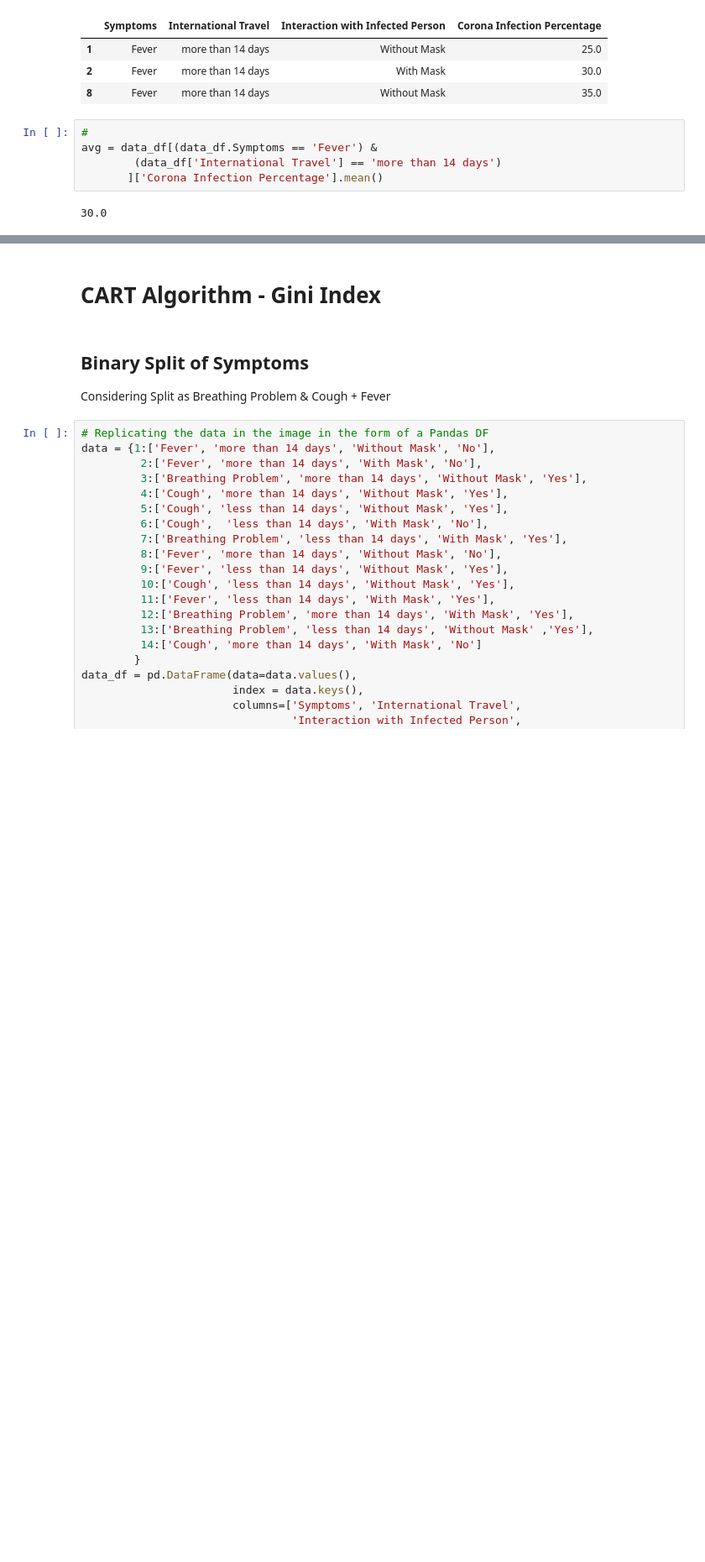
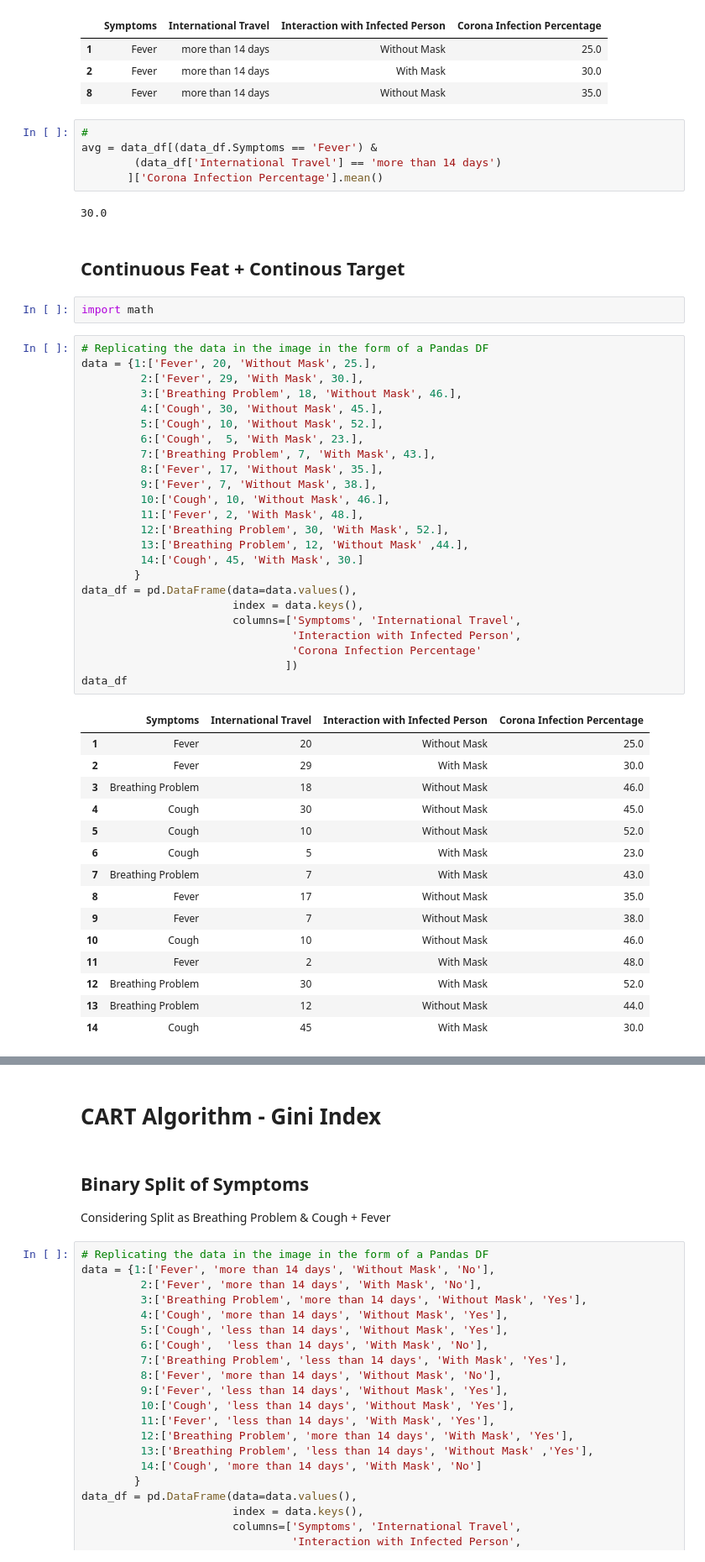
Before and after one commit to mkkadambi/machine-learning, a Jupyter notebook: Decision Trees Quizes.ipynb, the cells around one changed output, grey strips where cells are left out. Shown at 84% size. Drawn from its saved outputs; the diff is of its cells as text; blank space fills up the shorter version.

Commit message:
Added Changes for Decision Trees when Features are Continous and Targets are Continous

```diff
--- a/Decision Trees Quizes.ipynb
+++ b/Decision Trees Quizes.ipynb
@@ -793,3 +793,47 @@ avg = data_df[(data_df.Symptoms == 'Fever') &
        ]['Corona Infection Percentage'].mean()
 # %% [output]
 30.0
+# %% [markdown]
+## Continuous Feat + Continous Target
+# %%
+import math
+# %%
+# Replicating the data in the image in the form of a Pandas DF
+data = {1:['Fever', 20, 'Without Mask', 25.],
+         2:['Fever', 29, 'With Mask', 30.],
+         3:['Breathing Problem', 18, 'Without Mask', 46.],
+         4:['Cough', 30, 'Without Mask', 45.],
+         5:['Cough', 10, 'Without Mask', 52.],
+         6:['Cough',  5, 'With Mask', 23.],
+         7:['Breathing Problem', 7, 'With Mask', 43.],
+         8:['Fever', 17, 'Without Mask', 35.],
+         9:['Fever', 7, 'Without Mask', 38.],
+         10:['Cough', 10, 'Without Mask', 46.],
+         11:['Fever', 2, 'With Mask', 48.],
+         12:['Breathing Problem', 30, 'With Mask', 52.],
+         13:['Breathing Problem', 12, 'Without Mask' ,44.],
+         14:['Cough', 45, 'With Mask', 30.]
+        }
+data_df = pd.DataFrame(data=data.values(),
+                       index = data.keys(),
+                       columns=['Symptoms', 'International Travel',
+                                'Interaction with Infected Person',
+                                'Corona Infection Percentage'
+                               ])
+data_df
+# %% [output]
+|  | Symptoms | International Travel | Interaction with Infected Person | Corona Infection Percentage |
+| 1 | Fever | 20 | Without Mask | 25.0 |
+| 2 | Fever | 29 | With Mask | 30.0 |
+| 3 | Breathing Problem | 18 | Without Mask | 46.0 |
+| 4 | Cough | 30 | Without Mask | 45.0 |
+| 5 | Cough | 10 | Without Mask | 52.0 |
+| 6 | Cough | 5 | With Mask | 23.0 |
+| 7 | Breathing Problem | 7 | With Mask | 43.0 |
+| 8 | Fever | 17 | Without Mask | 35.0 |
+| 9 | Fever | 7 | Without Mask | 38.0 |
+| 10 | Cough | 10 | Without Mask | 46.0 |
+| 11 | Fever | 2 | With Mask | 48.0 |
+| 12 | Breathing Problem | 30 | With Mask | 52.0 |
+| 13 | Breathing Problem | 12 | Without Mask | 44.0 |
+| 14 | Cough | 45 | With Mask | 30.0 |
```
Also changed, not shown: parts of 3 cells of this notebook.
